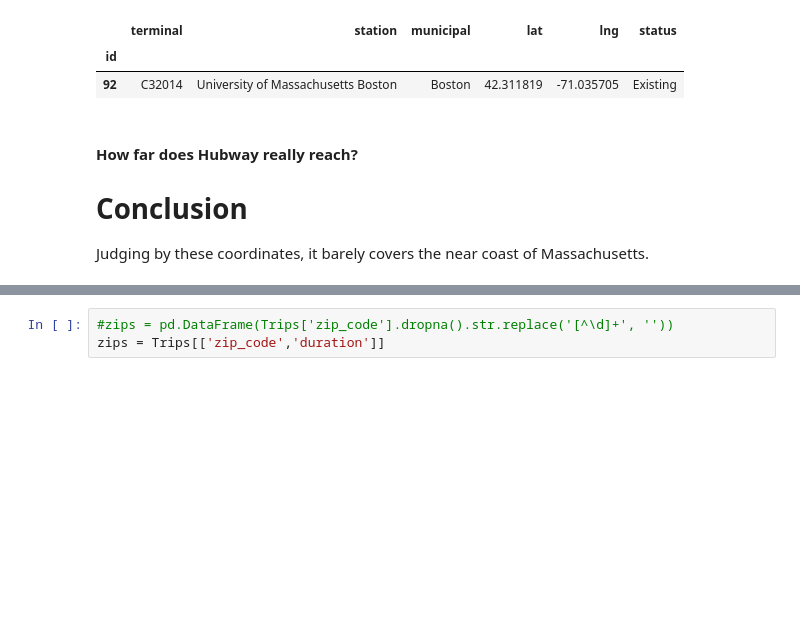
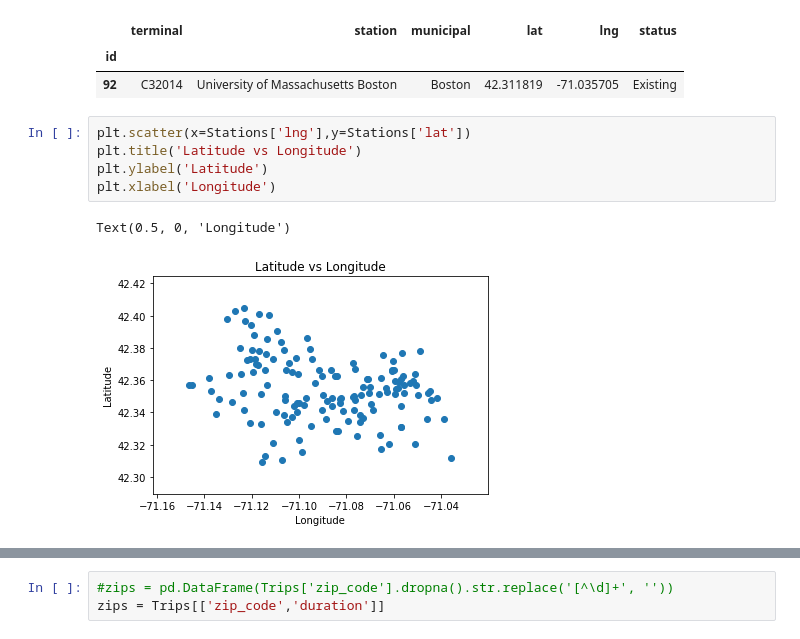
Before and after one commit to jisanos/Hubway-Data-Visualization-Challenge, a Jupyter notebook: Exam_Script.ipynb, the cells around one changed output, grey strips where cells are left out. Saved outputs shown, nothing was run; the diff lists cells and outputs as text; blank space fills up the shorter version.

Commit message:
Added scatter plot for Lat vs Long

```diff
--- a/Exam_Script.ipynb
+++ b/Exam_Script.ipynb
@@ -651,9 +651,11 @@ Max_long
 |  | terminal | station | municipal | lat | lng | status |
 | id |  |  |  |  |  |  |
 | 92 | C32014 | University of Massachusetts Boston | Boston | 42.311819 | -71.035705 | Existing |
-# %% [markdown]
-#### How far does Hubway really reach?
-
-# Conclusion
-
-Judging by these coordinates, it barely covers the near coast of Massachusetts.
+# %%
+plt.scatter(x=Stations['lng'],y=Stations['lat'])
+plt.title('Latitude vs Longitude')
+plt.ylabel('Latitude')
+plt.xlabel('Longitude')
+# %% [output]
+Text(0.5, 0, 'Longitude')
+[figure, added]
```
Also changed, not shown: parts of 1 cell of this notebook.
